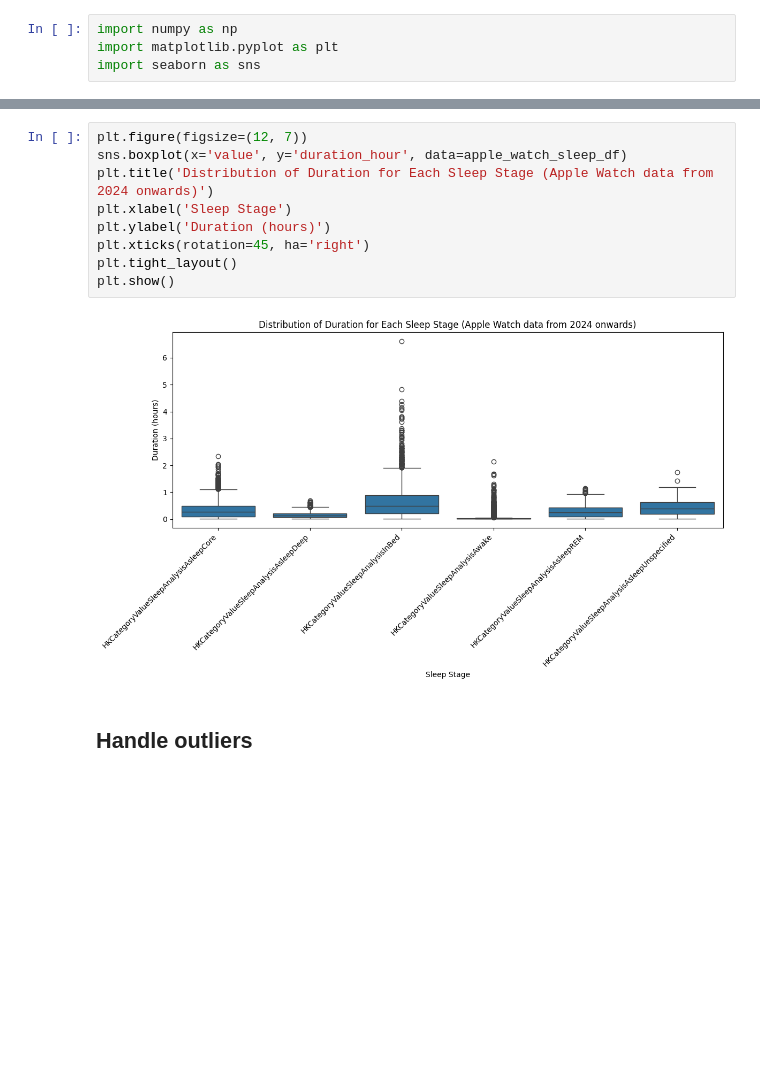
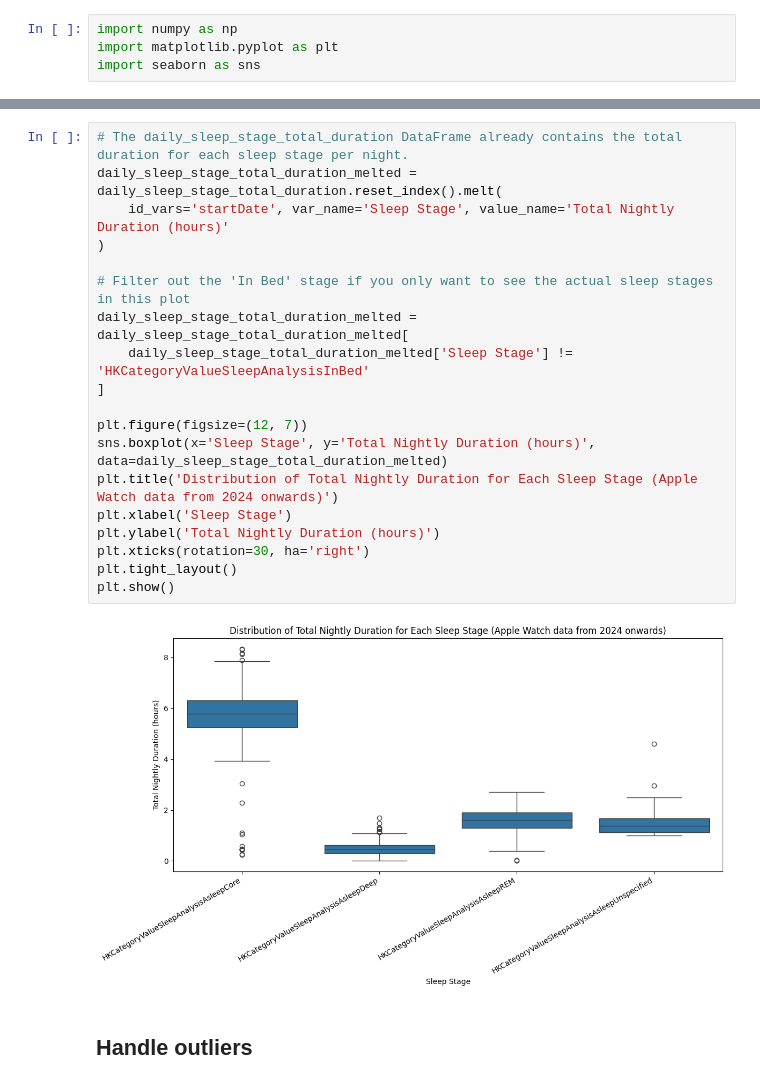
Before and after one commit to Abigail6on/Apple-Health-Sleep-Analysis, a Jupyter notebook: health_sleep_data_analysis.ipynb, the cells around one changed output, grey strips where cells are left out. Saved outputs shown, nothing was run; the diff lists cells and outputs as text; blank space fills up the shorter version.

```diff
--- a/health_sleep_data_analysis.ipynb
+++ b/health_sleep_data_analysis.ipynb
@@ -113,15 +116,25 @@ display(daily_sleep_summary_excluding_inbed.head())
 dtype: float64
 # %%
+# The daily_sleep_stage_total_duration DataFrame already contains the total duration for each sleep stage per night.
+daily_sleep_stage_total_duration_melted = daily_sleep_stage_total_duration.reset_index().melt(
+    id_vars='startDate', var_name='Sleep Stage', value_name='Total Nightly Duration (hours)'
+)
+
+# Filter out the 'In Bed' stage if you only want to see the actual sleep stages in this plot
+daily_sleep_stage_total_duration_melted = daily_sleep_stage_total_duration_melted[
+    daily_sleep_stage_total_duration_melted['Sleep Stage'] != 'HKCategoryValueSleepAnalysisInBed'
+]
+
 plt.figure(figsize=(12, 7))
-sns.boxplot(x='value', y='duration_hour', data=apple_watch_sleep_df)
-plt.title('Distribution of Duration for Each Sleep Stage (Apple Watch data from 2024 onwards)')
+sns.boxplot(x='Sleep Stage', y='Total Nightly Duration (hours)', data=daily_sleep_stage_total_duration_melted)
+plt.title('Distribution of Total Nightly Duration for Each Sleep Stage (Apple Watch data from 2024 onwards)')
 plt.xlabel('Sleep Stage')
-plt.ylabel('Duration (hours)')
-plt.xticks(rotation=45, ha='right')
+plt.ylabel('Total Nightly Duration (hours)')
+plt.xticks(rotation=30, ha='right')
 plt.tight_layout()
 plt.show()
 # %% [output]
-[figure, old version]
+[figure, new version]
 # %% [markdown]
 ## Handle outliers
 # %%
```
Also changed, not shown: parts of 34 cells of this notebook.
